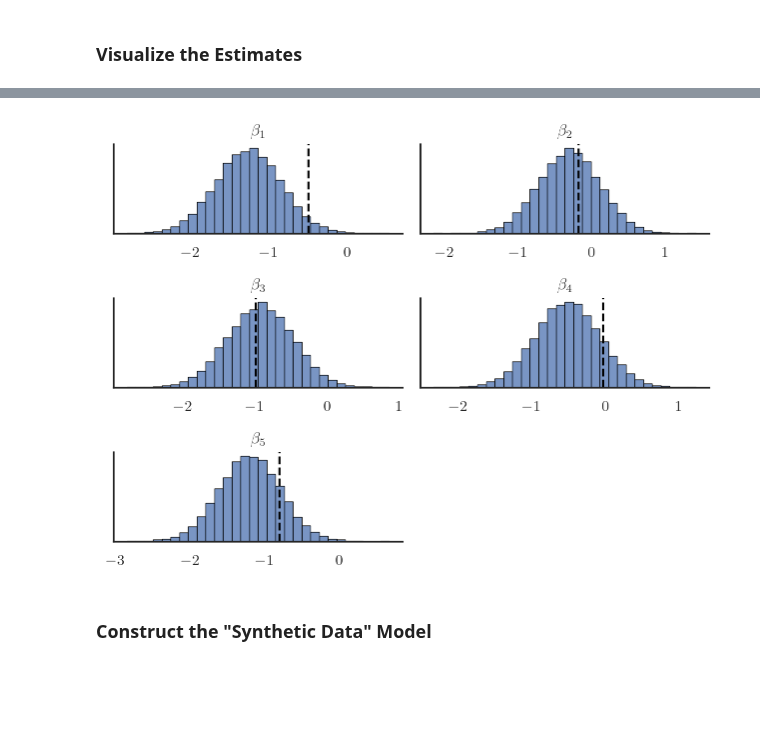
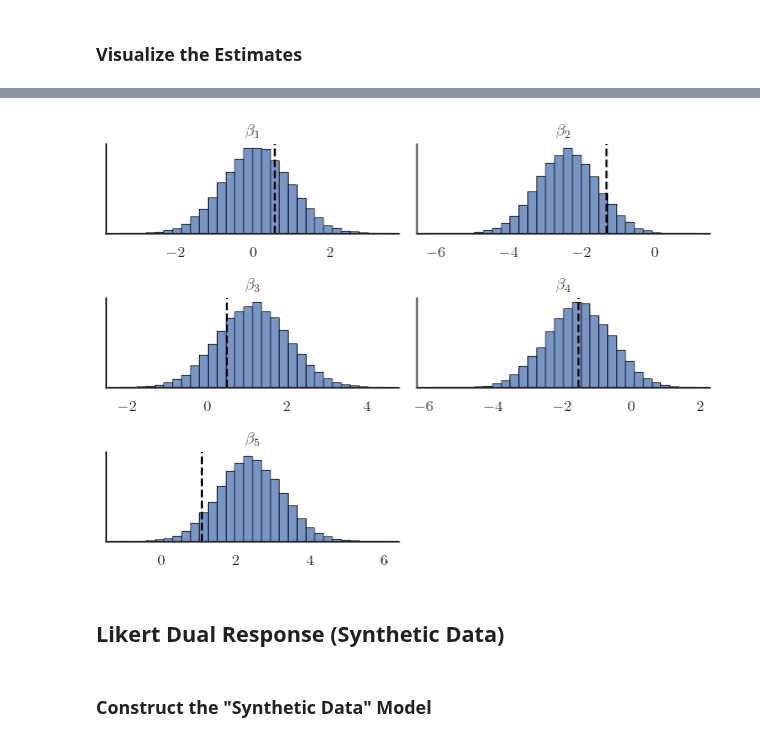
Before and after one commit to dyavorsky/likert_dualresponse, a Jupyter notebook: notebooks/likert_dualresponse.ipynb, the cells around one changed output, grey strips where cells are left out. Cells and saved outputs as stored; diff of their text form; code cells hidden in the pictures; blank space fills up the shorter version.

```diff
--- a/notebooks/likert_dualresponse.ipynb
+++ b/notebooks/likert_dualresponse.ipynb
@@ -345,2 +317,2 @@ az.summary(idata_m1, var_names=["~p"])
 # %%
-post = az.extract(idata_m1)
+post1 = az.extract(idata_m1)
@@ -394,19 +388,19 @@ with pm.Model(coords=coords_2) as model_2:
     # mu_β_p = pm.Normal("mu_β_p", 0, 1)
     # sigma_β_p = pm.Exponential("sigma_β_p", 1)
 
-    beta_p = pm.Normal("beta_pf", 0, 5, dims=["p_factors"])
+    beta_p = pm.Normal("beta_k", 0, 5, dims=["p_factors"])
 
     ## Construct Utility matrix
 
-    s = pm.math.ones((N, 1)) @ alpha_p.reshape((1, -1)) + df["product_features"][:, :-1, :] @ beta_p
+    s = pm.math.ones((N, 1)) @ alpha_p.reshape((1, -1)) + data["product_features"][:, :-1, :] @ beta_p
 
     ## Construct Probabilities
-    p_ = pm.Deterministic("p", pm.math.softmax(s, axis=1), dims=("obs", "products"))
-    q_ = pm.Deterministic("q", pm.math.log(pm.math.sum(pm.math.exp(s), axis=1)), dims="obs")
+    p_ = pm.Deterministic("p_ij", pm.math.softmax(s, axis=1), dims=("obs", "products"))
+    q_ = pm.Deterministic("q_i", pm.math.log(pm.math.sum(pm.math.exp(s), axis=1)), dims="obs")
 
     ## Likelihood
-    choice_obs = pm.Categorical("y_cat", p=p_, observed=observed_inside, dims="obs")
-    bin_obs = pm.Bernoulli("y_bin", logit_p = q_, observed=observed_buy, dims="obs")
+    choice_obs = pm.Categorical("jstar_i", p=p_, observed=observed_inside, dims="obs")
+    bin_obs = pm.Bernoulli("buy_i", logit_p = q_, observed=observed_buy, dims="obs")
 
 pm.model_to_graphviz(model_2)
 # %% [output]
@@ -437,0 +432,22 @@ az.summary(idata_m2, var_names=["~p", "~q"])
+# %%
+post2 = az.extract(idata_m2)
+# %%
+fig, axs = plt.subplots( J // 2 + J % 2, 2)
+
+for i in range((J // 2 + J % 2)*2):
+    plt.sca(axs.flatten()[i])
+    if i >= J:
+        plt.gca().axis("off")
+        continue
+    sns.histplot(
+        post2["alpha_j"][i, :],
+        bins=30,
+        ec="black",
+    )
+    plt.axvline(data["dgp0"]["latent_α_j"][i], linestyle="dashed", color="black")
+    plt.title(rf"$\alpha_{i+1}$")
+    plt.ylabel(None)
+    plt.yticks([])
+
+plt.tight_layout()
+plt.show()
@@ -438,26 +456,27 @@ az.summary(idata_m2, var_names=["~p", "~q"])
 # %%
-post = az.extract(idata_m2)
-fig, axs = plt.subplots(3, 2)
+fig, axs = plt.subplots(K // 2 + K % 2, 2)
 
-for i in range(6):
+for i in range((K // 2 + K % 2) * 2):
     plt.sca(axs.flatten()[i])
     if i >= K:
         plt.gca().axis("off")
         continue
     sns.histplot(
-        post["beta_pf"][i, :],
+        post2["beta_k"][i, :],
         bins=30,
         ec="black",
     )
-    plt.axvline(df["latent_β_prod"][i], linestyle="dashed", color="black")
+    plt.axvline(data["dgp0"]["latent_β_k"][i], linestyle="dashed", color="black")
     plt.title(rf"$\beta_{i+1}$")
     plt.ylabel(None)
     plt.yticks([])
 
 plt.tight_layout()
 plt.show()
 # %% [output]
-[figure, old version]
+[figure, new version]
+# %% [markdown]
+## Likert Dual Response (Synthetic Data)
 # %% [markdown]
 ### Construct the "Synthetic Data" Model
 # %%
```
Also changed, not shown: parts of 59 cells of this notebook.
